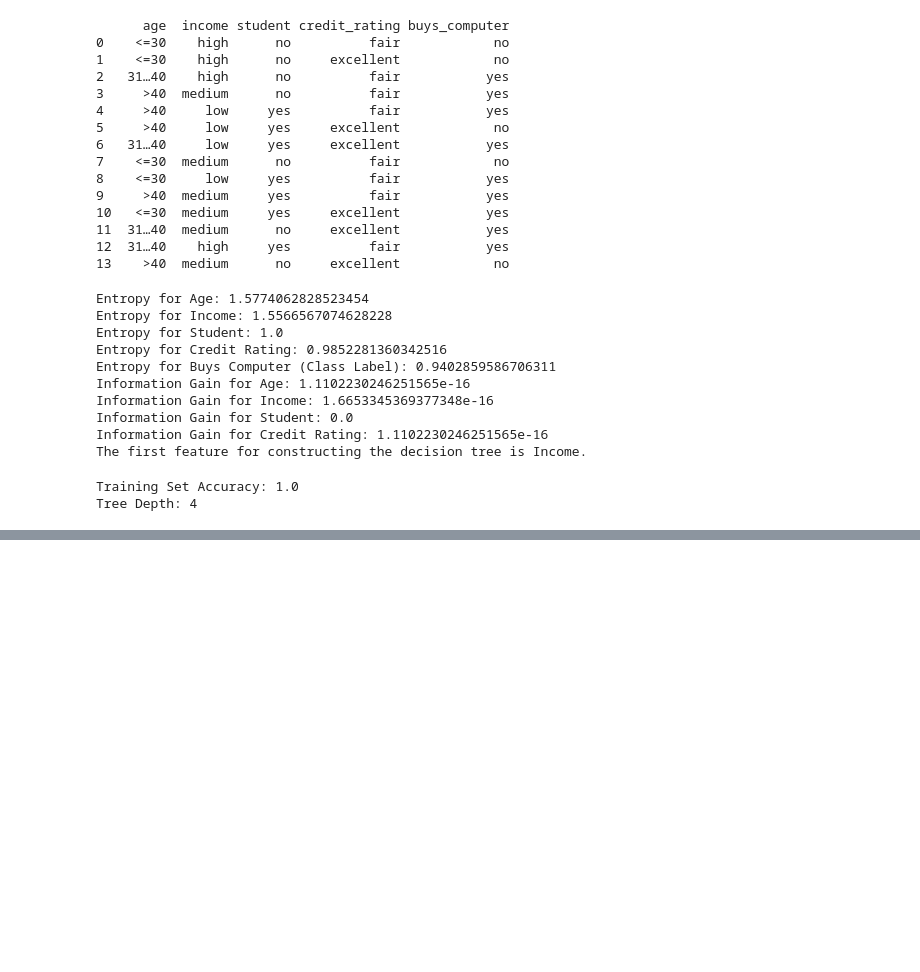
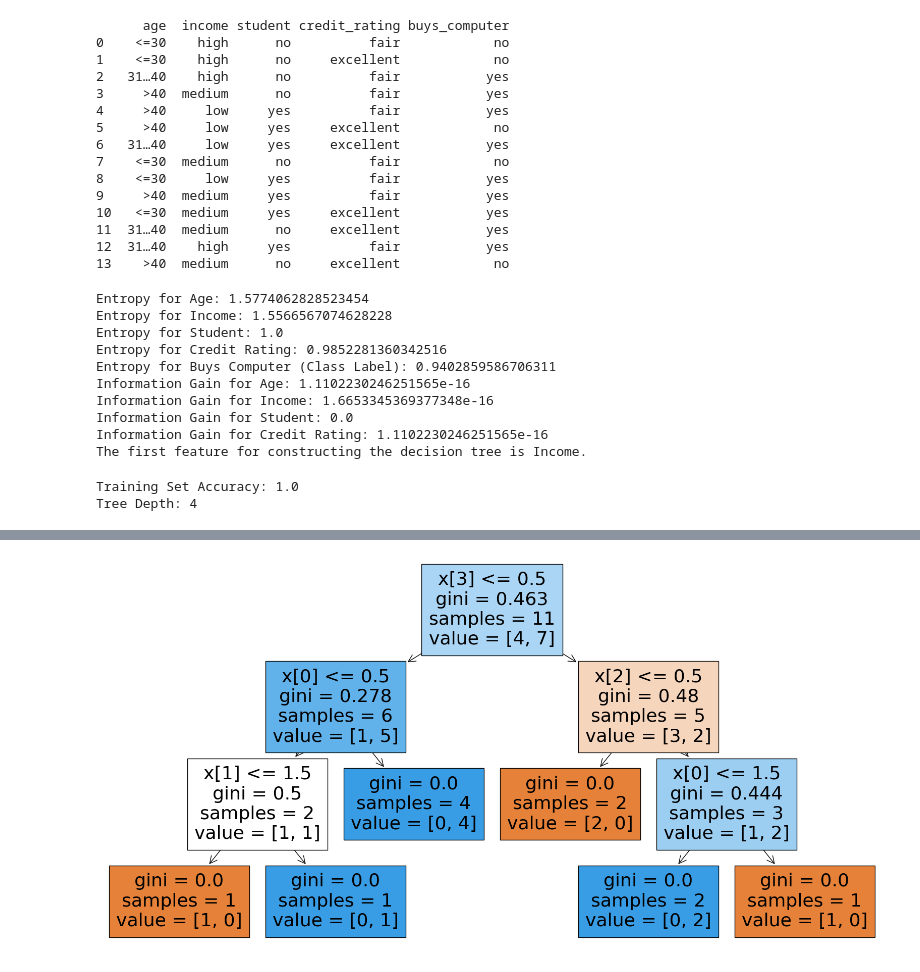
Before and after one commit to Nikhithpavan/19CSE305_LAB_21205, a Jupyter notebook: 21205_lab_4_ml.ipynb, the cells around one changed output, grey strips where cells are left out. Saved outputs shown, nothing was run; the diff lists cells and outputs as text; code cells hidden in the pictures; blank space fills up the shorter version.

```diff
--- a/21205_lab_4_ml.ipynb
+++ b/21205_lab_4_ml.ipynb
@@ -106,0 +114,21 @@ Tree Depth: 4
+# %%
+import pandas as pd
+from sklearn.model_selection import train_test_split
+from sklearn.tree import DecisionTreeClassifier, plot_tree
+import matplotlib.pyplot as plt
+
+dataread_encoded = read.apply(lambda col: pd.factorize(col)[0])
+X = dataread_encoded.drop('buys_computer', axis=1)
+y = dataread_encoded['buys_computer']
+Tr_X, Te_X, Tr_y, Te_y = train_test_split(X, y, test_size=0.2, random_state=42)
+model = DecisionTreeClassifier()
+model.fit(Tr_X, Tr_y)
+Tr_acc = model.score(Tr_X, Tr_y)
+Te_acc = model.score(Te_X, Te_y)
+
+# Plot the Decision Tree
+plt.figure(figsize=(20, 10))
+plot_tree(model, filled=True)
+plt.show()
+# %% [output]
+[figure, added]
```
Also changed, not shown: parts of 8 cells of this notebook.
